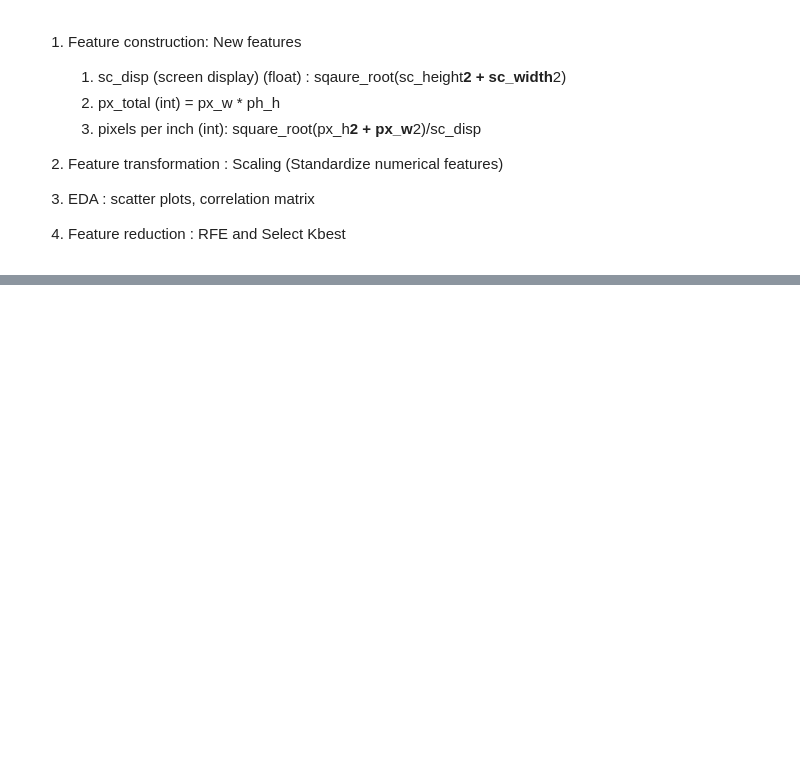
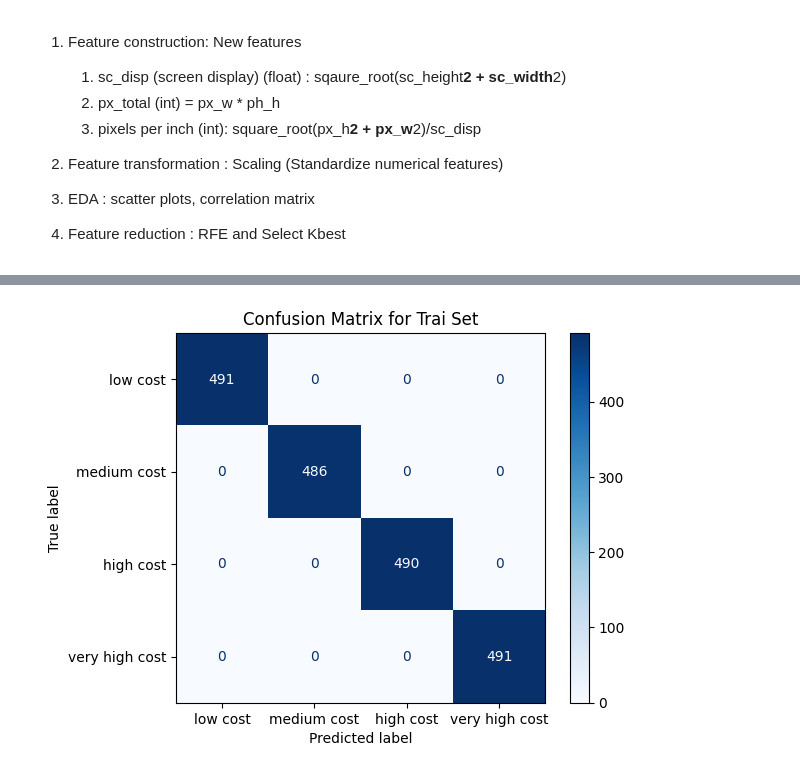
Before and after one commit to Clarkey33/Mobile_Price_Prediction, a Jupyter notebook: classification_model.ipynb, the cells around one changed output, grey strips where cells are left out. Cells and saved outputs as stored; diff of their text form; code cells hidden in the pictures; blank space fills up the shorter version.

```diff
--- a/classification_model.ipynb
+++ b/classification_model.ipynb
@@ -302,0 +502,4 @@ check_outlier(df_mobile)
+# %%
+#Predictors
+X_train = X[selected_features.to_list()]
+y_train = y
@@ -302,0 +589,15 @@ check_outlier(df_mobile)
+# %%
+#initialize decision tree
+#decision_tree = DecisionTreeClassifier(random_state=42)
+
+#create Decision tree pipeline
+pipe_dt = Pipeline([('decision_tree', DecisionTreeClassifier(random_state=42))])
+
+#create Random Forest pipeline
+#pipe_rf = Pipeline([('random_forest', RandomForestClassifier(random_state=42))])
+
+#create kNearest Neighbor Pipeline
+pipe_knn = Pipeline([('kn_neighbors', KNeighborsClassifier())])
+
+#create Logistic Regression Pipeline
+#pipe_lgr = Pipeline([('logistic_regression', LogisticRegression(multi_class='multinomial'))])
@@ -302,0 +613,15 @@ check_outlier(df_mobile)
+# %%
+#Decision Tree
+
+#train pipeline
+pipe_dt.fit(X_train,y_train)
+
+#predict training labels
+y_train_pred_dt = pipe_dt.predict(X_train)
+
+#predict values
+y_hat_dt = pipe_dt.predict(X_test)
+# %%
+#evaluation of training
+target_names = ['low cost', 'medium cost', 'high cost','very high cost' ]
+print(classification_report(y_train, y_train_pred_dt, target_names=target_names))
@@ -302,0 +639,12 @@ check_outlier(df_mobile)
+# %%
+#evaluation: confusion matrix for train samples
+cm_dt_train = confusion_matrix(y_train, y_train_pred_dt)
+
+
+# Plot the confusion matrix for train samples
+disp = ConfusionMatrixDisplay(confusion_matrix=cm_dt_train, display_labels=target_names)
+disp.plot(cmap=plt.cm.Blues)
+plt.title('Confusion Matrix for Trai Set')
+plt.show()
+# %% [output]
+[figure, added]
```
Also changed, not shown: parts of 36 cells of this notebook.
